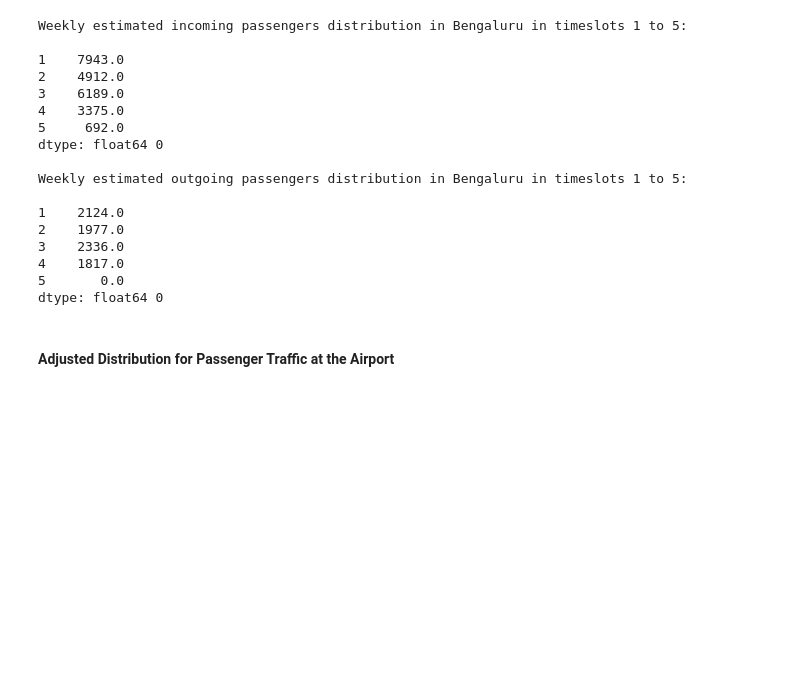
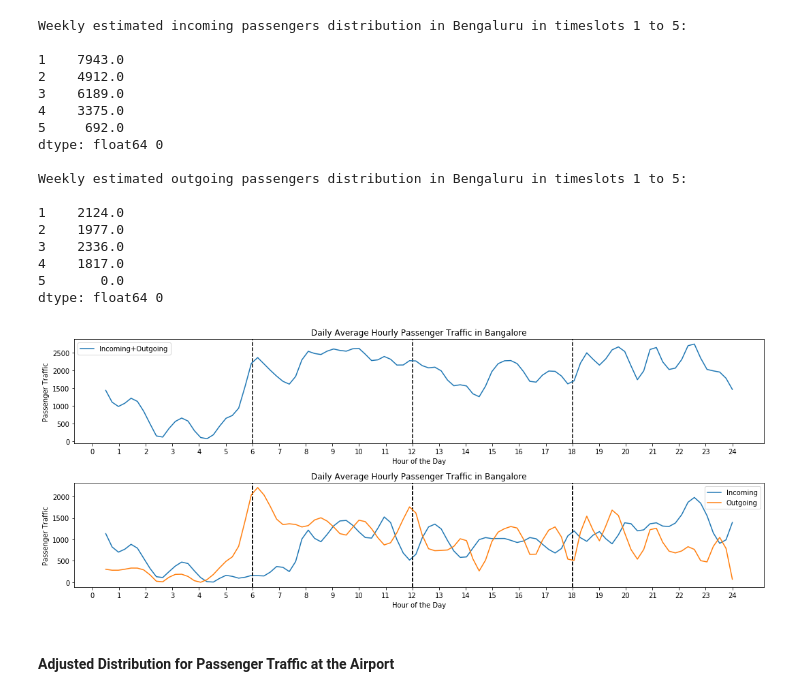
Before and after one commit to sanjeevgadre/Portfolio-Airport-Traffic, a Jupyter notebook: city-passenger-traffic-analysis.ipynb, the cells around one changed output. Cells and saved outputs as stored; diff of their text form; code cells hidden in the pictures; blank space fills up the shorter version.

Commit message:
Updated the City Passenger Traffic Notebook

```diff
--- a/city-passenger-traffic-analysis.ipynb
+++ b/city-passenger-traffic-analysis.ipynb
@@ -97,6 +131,24 @@ Weekly estimated outgoing passengers distribution in Bengaluru in timeslots 1 to
 4    1817.0
 5       0.0
 dtype: float64 0
+# %%
+pass_in_day = pass_in/7
+pass_out_day = pass_out/7
+pass_total_day = [sum(x) for x in zip(pass_in_day, pass_out_day)]
+
+plt.figure(figsize = (15, 6))
+
+plt.subplot(2, 1, 1)
+plot_distbn(pass_total_day, city = city)
+
+plt.subplot(2, 1, 2)
+plot_distbn(pass_in_day, label = 'Incoming', city = city)
+plot_distbn(pass_out_day, label = 'Outgoing', city = city)
+
+plt.tight_layout()
+plt.show()
+# %% [output]
+[figure, added]
 # %% [markdown]
 #### Adjusted Distribution for Passenger Traffic at the Airport
 # %% [markdown]
```
Also changed, not shown: parts of 4 cells of this notebook.
